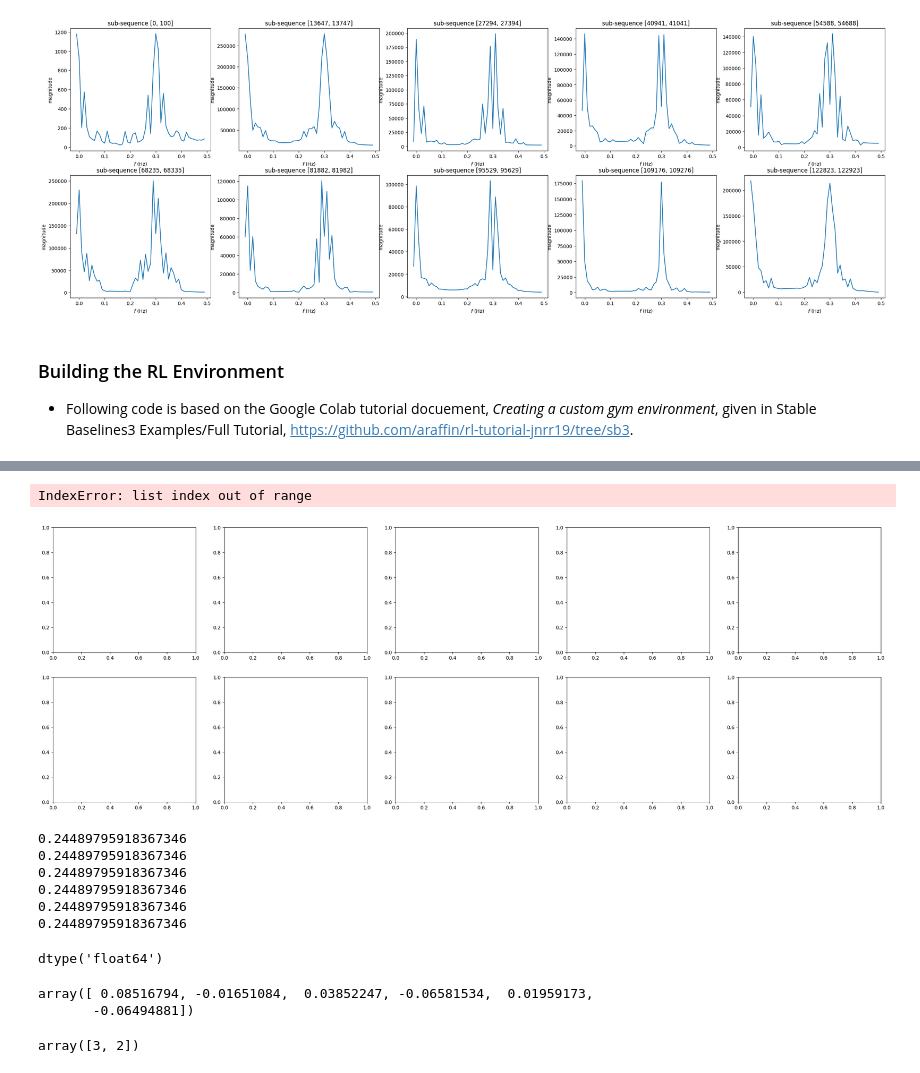
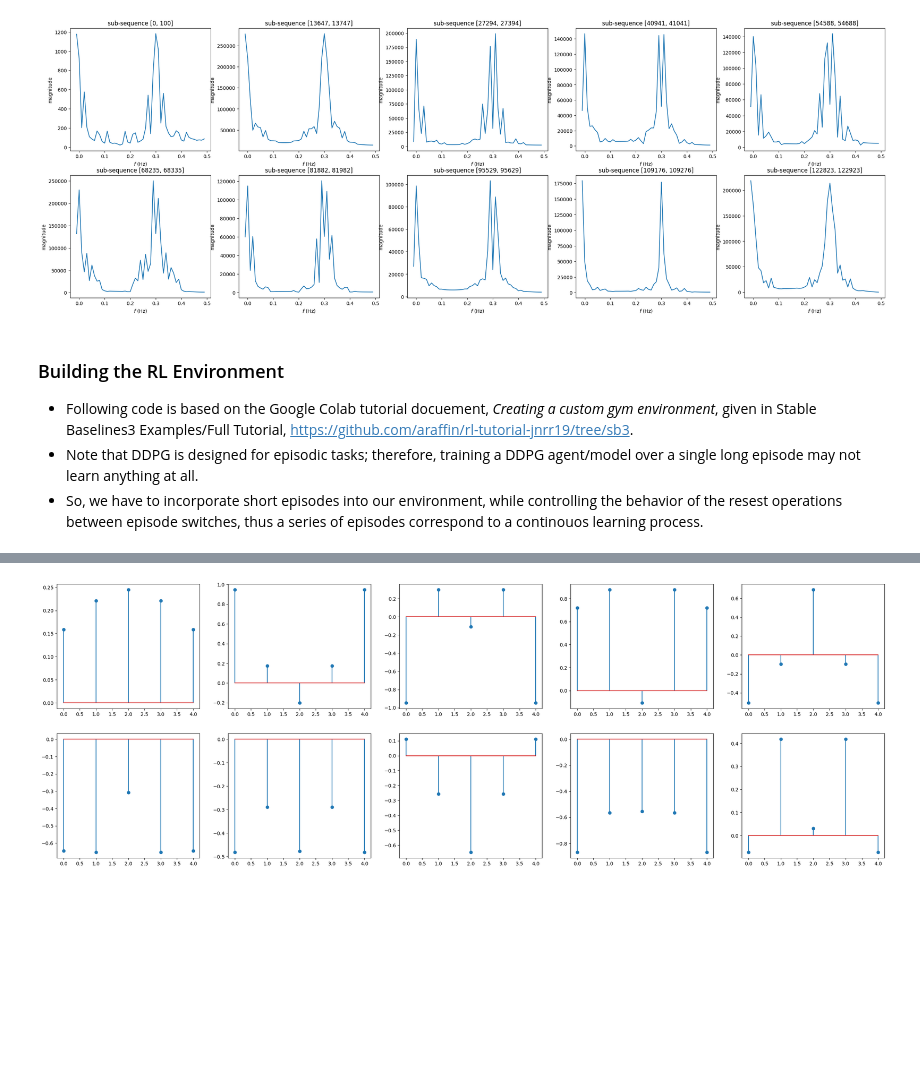
Before and after one commit to rajapaksha-rmpap/FYP, a Jupyter notebook: stage_1/notebook-stage_1.3.ipynb, the cells around one changed output, grey strips where cells are left out. Drawn from its saved outputs; the diff is of its cells as text; code cells hidden in the pictures; blank space fills up the shorter version.

Commit message:
update notebook-stage_1.3 - incorporated multiple episodes, changed the action

```diff
--- a/stage_1/notebook-stage_1.3.ipynb
+++ b/stage_1/notebook-stage_1.3.ipynb
@@ -94,6 +88,8 @@ seperation between two sub-sequences: 13647 (<class 'numpy.uint32'>)
 # %% [markdown]
 ### Building the RL Environment
 - Following code is based on the Google Colab tutorial docuement, *Creating a custom gym environment*, given in Stable Baselines3 Examples/Full Tutorial, https://github.com/araffin/rl-tutorial-jnrr19/tree/sb3.
+- Note that DDPG is designed for episodic tasks; therefore, training a DDPG agent/model over a single long episode may not learn anything at all.
+- So, we have to incorporate short episodes into our environment, while controlling the behavior of the resest operations between episode switches, thus a series of episodes correspond to a continouos learning process.
 # %%
 # creating the RL environment for the adaptive FIR filter
 
@@ -107,8 +103,8 @@ class ReceiverEnv(gym.Env):
     """
 
     MIN_SIG_PARTITION_SIZE = 20
-    MAX_COEFFICIENT_CHANGE = 0.05
-    MAX_STEP_COUNT = 100
+    MAX_COEFFICIENT_CHANGE = 1
+    MAX_STEP_COUNT = 10
 
     def __init__(self, S: int, N: int, cut_off_freq: float, src_audio: str, src_dir: str, render_mode: str):
         super(ReceiverEnv, self).__init__()
@@ -150,15 +146,17 @@ class ReceiverEnv(gym.Env):
         # ------------------- initalizing env variables -------------------
         # initial filter - a near optimal solution
         self.filter = LPF(self.N, self.cut_off_freq, self.sampling_rate)[1]
-        # filter_array.append(copy.deepcopy(self.filter))
 
         self.offset = int((N-1)/2) # initial offset to place the filter
         self.partition_start = self.offset
 
-        self.state = None
+        partition = self.jammed_signal[self.partition_start - self.offset : self.partition_start + self.S + self.offset]
+        self.state = partition
 
         # for debugging
         self.step_count = 0
+        self.filter_buffer = np.zeros((10, *self.filter.shape))
+        self.filter_buffer[0] = self.filter
 
     def reset(self, seed=None, options=None):
         """
@@ -168,12 +166,17 @@ class ReceiverEnv(gym.Env):
         super().reset(seed=seed, options=options)
 
         # resets the step counter
-        self.step_count = 0
+        # self.step_count = 0
+
+        # reset the filter
+        # self.filter = LPF(self.N, self.cut_off_freq, self.sampling_rate)[1]
+
         # resets the partition_start
-        self.partition_start = self.offset
+        # self.partition_start = self.offset
+
         # configuring the initial state
-        partition = self.jammed_signal[self.partition_start - self.offset : self.partition_start + self.S + self.offset]
-        self.state = partition
+        # partition = self.jammed_signal[self.partition_start - self.offset : self.partition_start + self.S + self.offset]
+        # self.state = partition
 
         return self.state, {}
 
@@ -189,9 +192,13 @@ class ReceiverEnv(gym.Env):
         # load the previous state, the partition of the signal
         # note that the action, tuning of the filter coefficients, is based on this signal partition
         partition = self.state
+
         # update the filter
-        self.filter += np.concatenate((action[-1:0:-1], action))
-        # if self.step_count <= 10: filter_array.append(copy.deepcopy(self.filter))
+        self.filter = np.concatenate((action[-1:0:-1], action))
+        if self.step_count < 10:
+            self.filter_buffer[self.step_count] = self.filter
+        if self.step_count == 10:
+            np.save('logs/filter_arrays.npy', arr=self.filter_buffer)
 
         filtered_partition = apply_filter(self.filter, partition)[self.offset : -self.offset]
         target_partition   = self.target_signal[self.partition_start : self.partition_start + self.S]
@@ -203,13 +210,17 @@ class ReceiverEnv(gym.Env):
             # the partition has reached the end of the signal
             # reset the partition_start to the start of the signal
             self.partition_start = self.offset
+            print(f"step {self.step_count} - resetting back to the start of the signal")
         partition = self.jammed_signal[self.partition_start - self.offset : self.partition_start + self.S + self.offset]
 
         # update the variables
         self.state = partition
 
+        # for debugging
+        # if self.step_count % 100 == 0: print(f"step: {self.step_count}")
+
         truncated  = False # not relevant here
-        if self.step_count > self.MAX_STEP_COUNT:
+        if self.step_count % self.MAX_STEP_COUNT == 0:
             truncated = True
 
         terminated = False
@@ -221,6 +232,7 @@ class ReceiverEnv(gym.Env):
         Visualaize the steps
         """
         # print(f"step no: {self.step_count}")
+        pass
 
     def close(self):
         pass
@@ -233,6 +245,4 @@ check_env(env, warn=True)
 # %%
-filter_array = []
-
 # instantiate the env
 vec_env = make_vec_env(ReceiverEnv, n_envs=1, env_kwargs=dict(S=100, N=5, cut_off_freq=5_400, src_audio="vignesh", src_dir="../stage_1/audio_files/", render_mode=None))
 
@@ -245,7 +255,9 @@ while not done:
     step += 1
     action = vec_env.action_space.sample()
     next_state, reward, done, _ = vec_env.step([action])
-    print(f"step: {step},action: {action}, reward: {reward}")
+    if step <= 10: print(f"step: {step},action: {action}, reward: {reward}")
+
+filter_array = np.load('logs/filter_arrays.npy')
 # print(filter_array)
 
 fig, ax = plt.subplots(nrows=2, ncols=5, figsize=(30, 10))
@@ -272,2 +287 @@ step: 101,action: [ 0.0455849   0.01889089 -0.04895018], reward: [-2550.0117]
-IndexError: list index out of range
-[figure, old version]
+[figure, new version]
@@ -278,26 +287,0 @@ model = DDPG("MlpPolicy", vec_env, verbose=0).learn(total_timesteps=200)
-# %%
-# visualize the impulse response of our initial filter
-for N in range(3, 15, 2):
-    print(np.max(LPF(N, cut_off_freq=5_400, sampling_freq=44_100)[1]))
-# %% [output]
-0.24489795918367346
-0.24489795918367346
-0.24489795918367346
-0.24489795918367346
-0.24489795918367346
-0.24489795918367346
-# %%
-LPF(N=11, cut_off_freq=5_400, sampling_freq=44_100)[1].dtype
-# %% [output]
-dtype('float64')
-# %%
-action_space = spaces.Box(low=-0.1, high=0.1, shape=(6, ), dtype=np.float64)
-action_space.sample()
-# %% [output]
-array([ 0.08516794, -0.01651084,  0.03852247, -0.06581534,  0.01959173,
-       -0.06494881])
-# %%
-action = np.array([1, 2, 3])
-action[-1:0:-1]
-# %% [output]
-array([3, 2])
```
Also changed, not shown: parts of 14 cells of this notebook.
